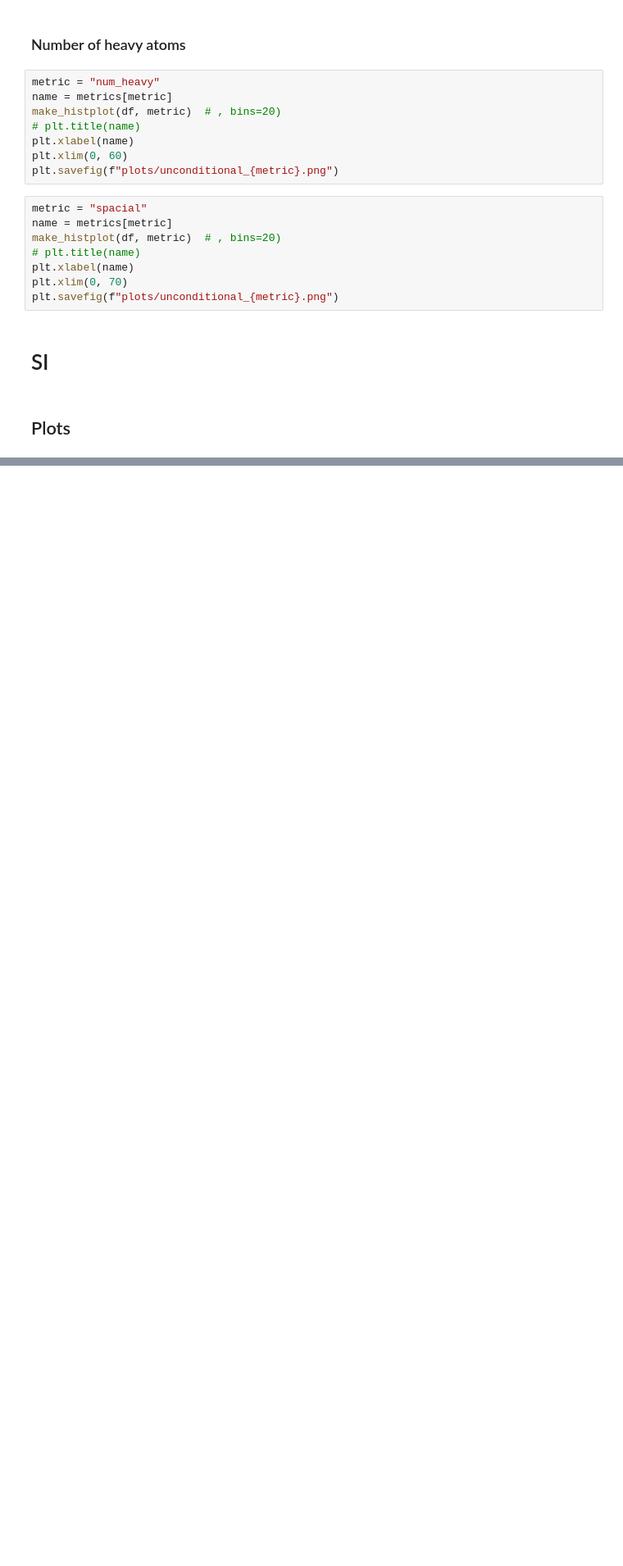
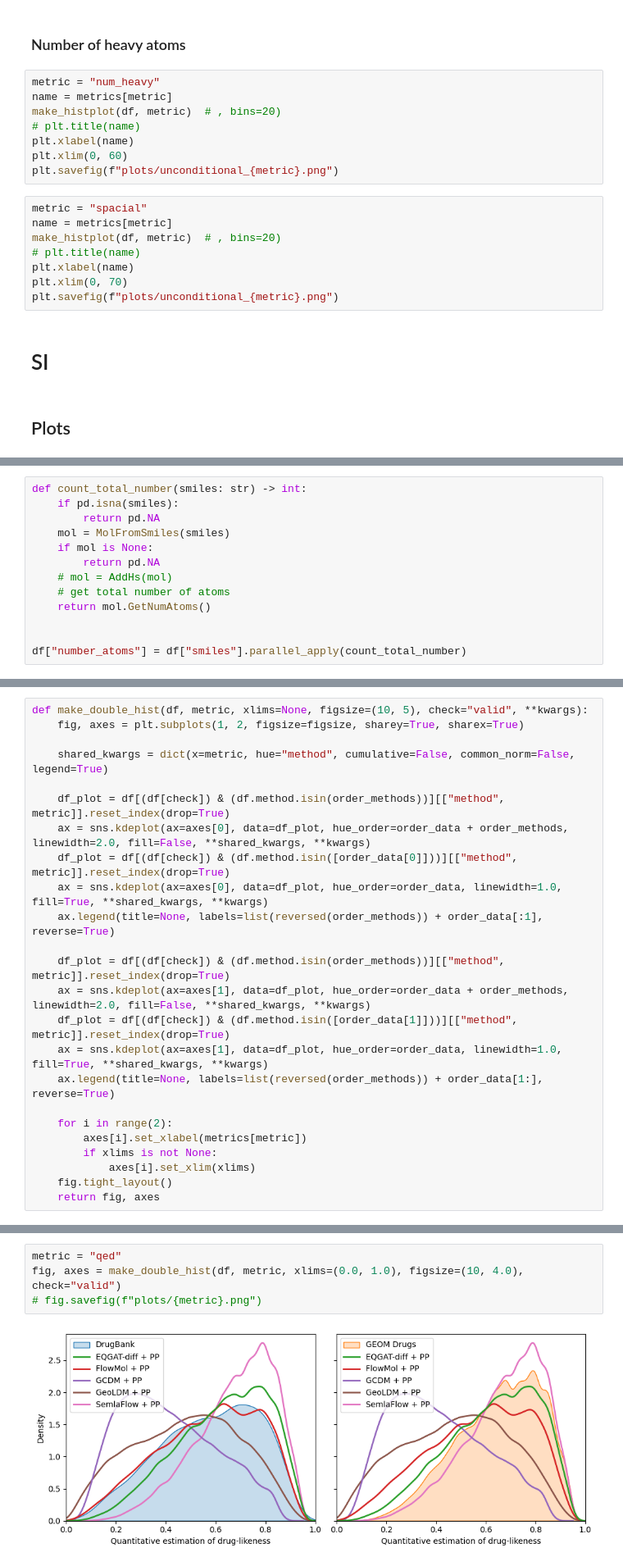
Before and after one commit to maabuu/semla-flow, a Jupyter notebook: 01_analysis.ipynb, the cells around one changed output, grey strips where cells are left out. Shown at 82% size. Saved outputs shown, nothing was run; the diff lists cells and outputs as text; blank space fills up the shorter version.

```diff
--- a/01_analysis.ipynb
+++ b/01_analysis.ipynb
@@ -793,0 +1023,13 @@ df.groupby("method")[list(cols_dict)].mean()
+# %%
+def count_total_number(smiles: str) -> int:
+    if pd.isna(smiles):
+        return pd.NA
+    mol = MolFromSmiles(smiles)
+    if mol is None:
+        return pd.NA
+    # mol = AddHs(mol)
+    # get total number of atoms
+    return mol.GetNumAtoms()
+
+
+df["number_atoms"] = df["smiles"].parallel_apply(count_total_number)
@@ -793,0 +1092,24 @@ df.groupby("method")[list(cols_dict)].mean()
+# %%
+def make_double_hist(df, metric, xlims=None, figsize=(10, 5), check="valid", **kwargs):
+    fig, axes = plt.subplots(1, 2, figsize=figsize, sharey=True, sharex=True)
+
+    shared_kwargs = dict(x=metric, hue="method", cumulative=False, common_norm=False, legend=True)
+
+    df_plot = df[(df[check]) & (df.method.isin(order_methods))][["method", metric]].reset_index(drop=True)
+    ax = sns.kdeplot(ax=axes[0], data=df_plot, hue_order=order_data + order_methods, linewidth=2.0, fill=False, **shared_kwargs, **kwargs)
+    df_plot = df[(df[check]) & (df.method.isin([order_data[0]]))][["method", metric]].reset_index(drop=True)
+    ax = sns.kdeplot(ax=axes[0], data=df_plot, hue_order=order_data, linewidth=1.0, fill=True, **shared_kwargs, **kwargs)
+    ax.legend(title=None, labels=list(reversed(order_methods)) + order_data[:1], reverse=True)
+
+    df_plot = df[(df[check]) & (df.method.isin(order_methods))][["method", metric]].reset_index(drop=True)
+    ax = sns.kdeplot(ax=axes[1], data=df_plot, hue_order=order_data + order_methods, linewidth=2.0, fill=False, **shared_kwargs, **kwargs)
+    df_plot = df[(df[check]) & (df.method.isin([order_data[1]]))][["method", metric]].reset_index(drop=True)
+    ax = sns.kdeplot(ax=axes[1], data=df_plot, hue_order=order_data, linewidth=1.0, fill=True, **shared_kwargs, **kwargs)
+    ax.legend(title=None, labels=list(reversed(order_methods)) + order_data[1:], reverse=True)
+
+    for i in range(2):
+        axes[i].set_xlabel(metrics[metric])
+        if xlims is not None:
+            axes[i].set_xlim(xlims)
+    fig.tight_layout()
+    return fig, axes
@@ -793,0 +1140,6 @@ df.groupby("method")[list(cols_dict)].mean()
+# %%
+metric = "qed"
+fig, axes = make_double_hist(df, metric, xlims=(0.0, 1.0), figsize=(10, 4.0), check="valid")
+# fig.savefig(f"plots/{metric}.png")
+# %% [output]
+[figure, added]
```
Also changed, not shown: parts of 78 cells of this notebook, 7 other files.
